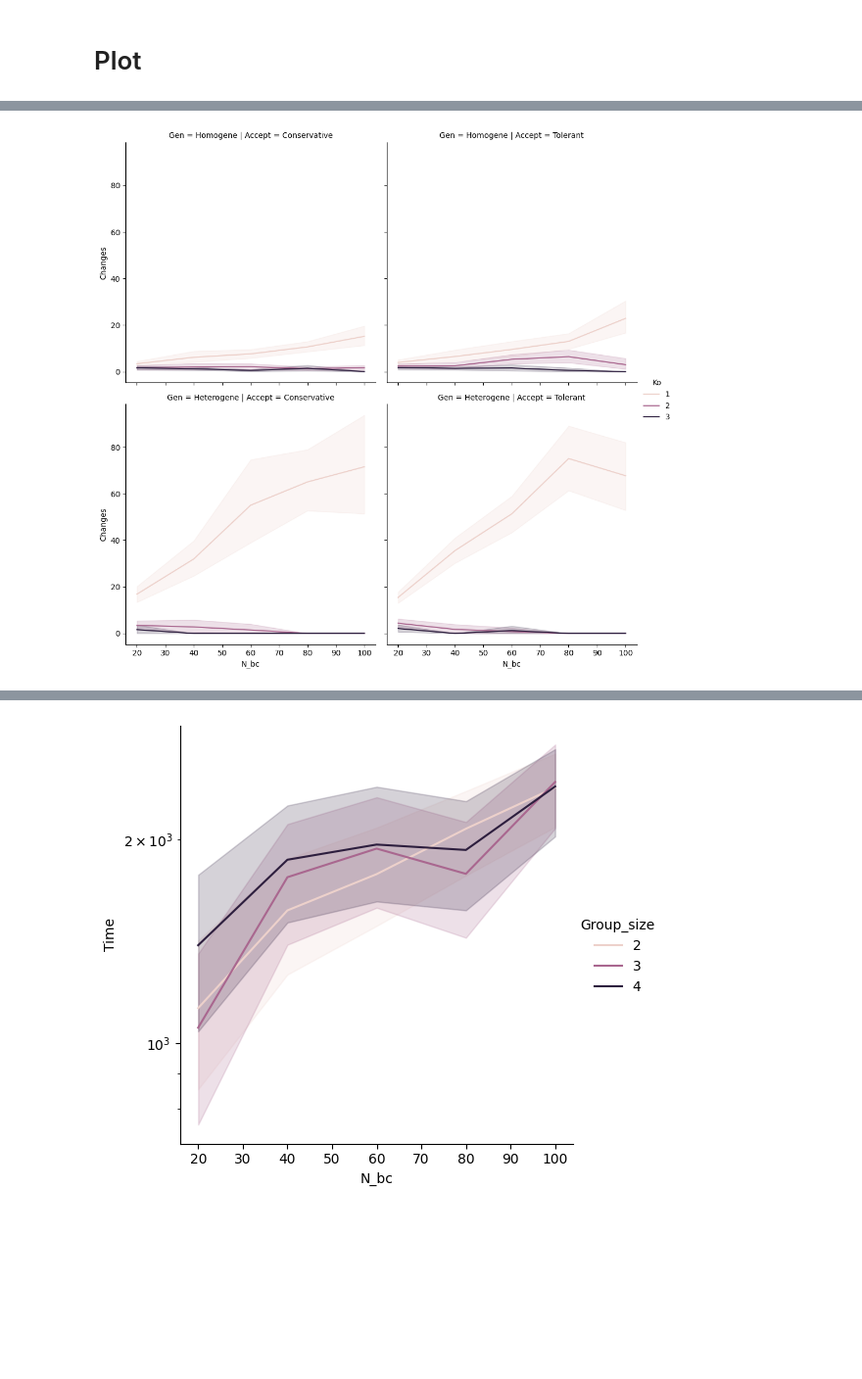
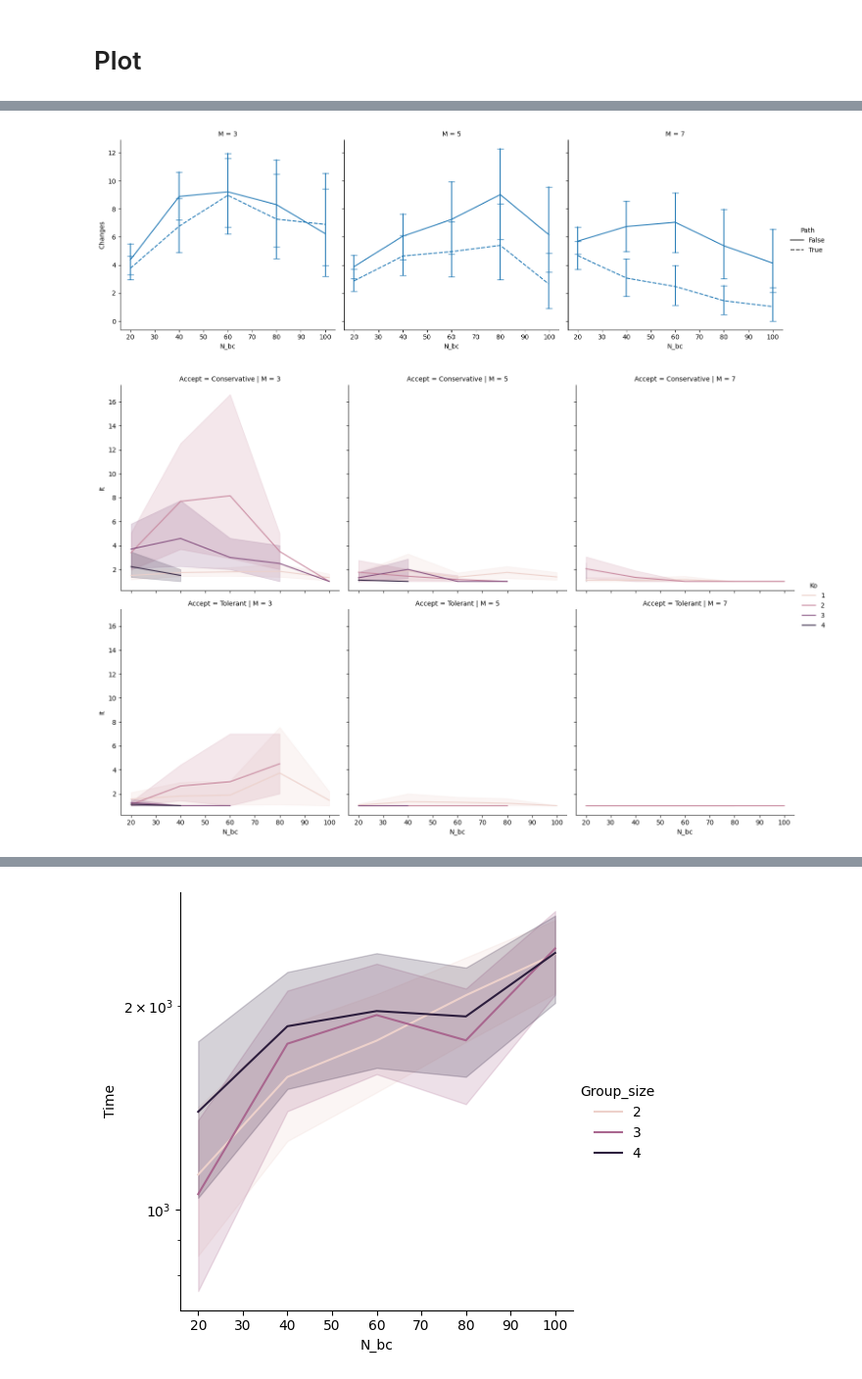
Before and after one commit to yjourdin/these, a Jupyter notebook: plot_results_group_collective.ipynb, the cells around one changed output, grey strips where cells are left out. Shown at 98% size. Saved outputs shown, nothing was run; the diff lists cells and outputs as text; code cells hidden in the pictures; blank space fills up the shorter version.

```diff
--- a/plot_results_group_collective.ipynb
+++ b/plot_results_group_collective.ipynb
@@ -9,7 +10,7 @@ import numpy as np
 # %% [markdown]
 # Results directory
 # %%
-RESULTS_DIR = Path("results/group_new_test")
+RESULTS_DIR = Path("results/new_group_test_4")
 # %% [markdown]
 # File
 # %%
@@ -25,10 +26,10 @@ df_path = pd.read_csv(PATH)
 # %% [markdown]
 # New attributes
 # %%
-df["Gen"] = np.array(["Homogene", "Heterogene"])[df["Group"] // 2]
+df["Gen"] = np.array(["Homogene", "Heterogene"])[df["Group"] % 2]
 df["Accept"] = np.array(["Conservative", "Tolerant"])[df["Group"] % 2]
 
-df["Changes_Prop"] = df["Changes"] / df["N_bc"]
+df["Changes_Prop"] = df["Changes"] / (df["N_bc"] * df["Group_size"])
 # %% [markdown]
 # Merge data
 # %%
@@ -82,7 +78,7 @@ df
 # dff = df[df["Fitness_train"] == 1]
 # dff = df[df["N_tr"].isin([10, 20, 30, 80, 90, 100])]
 # dff = df[df["N_tr"] % 20 == 0]
-dff = df
+dff = df[(df["Gen"] == "Homogene") & (~ df["Mie"]) & (df["Ko"] <= 3)]
 # %%
 dff
 # %% [output]
@@ -166,12 +142,30 @@ plt.yscale("log")
+# %%
+g = sns.relplot(
+    dff,
+    x="N_bc",
+    y="Changes",
+    # hue="Ko",
+    # row="Accept",
+    col="M",
+    kind="line",
+    style="Path",
+    errorbar=("ci", 95),
+    err_style="bars",
+    err_kws={"capsize": 5},
+)
+
+tikzplotlib.save("mytikz.tex", standalone=True)
+# %% [output]
+[figure, added]
 # %%
 g = sns.relplot(
-    dff[dff["M"] == 3],
+    dff[dff["Compromise"]],
     x="N_bc",
-    y="Changes",
-    row="Gen",
-    col="Accept",
+    y="It",
     hue="Ko",
+    row="Accept",
+    col="M",
     kind="line",
 )
 # %% [output]
-[figure, old version]
+[figure, new version]
```
Also changed, not shown: parts of 16 cells of this notebook, 38 other files.
